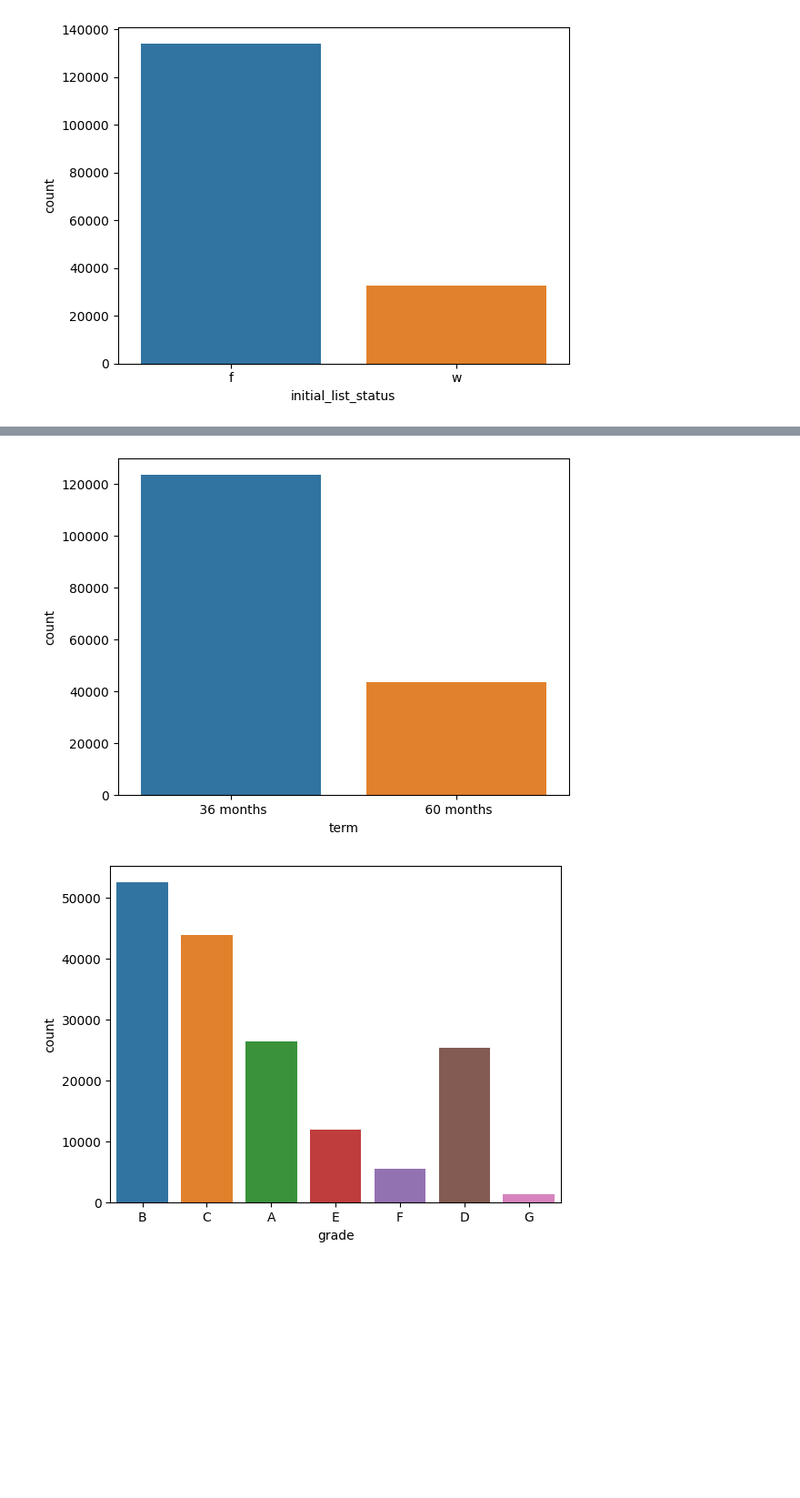
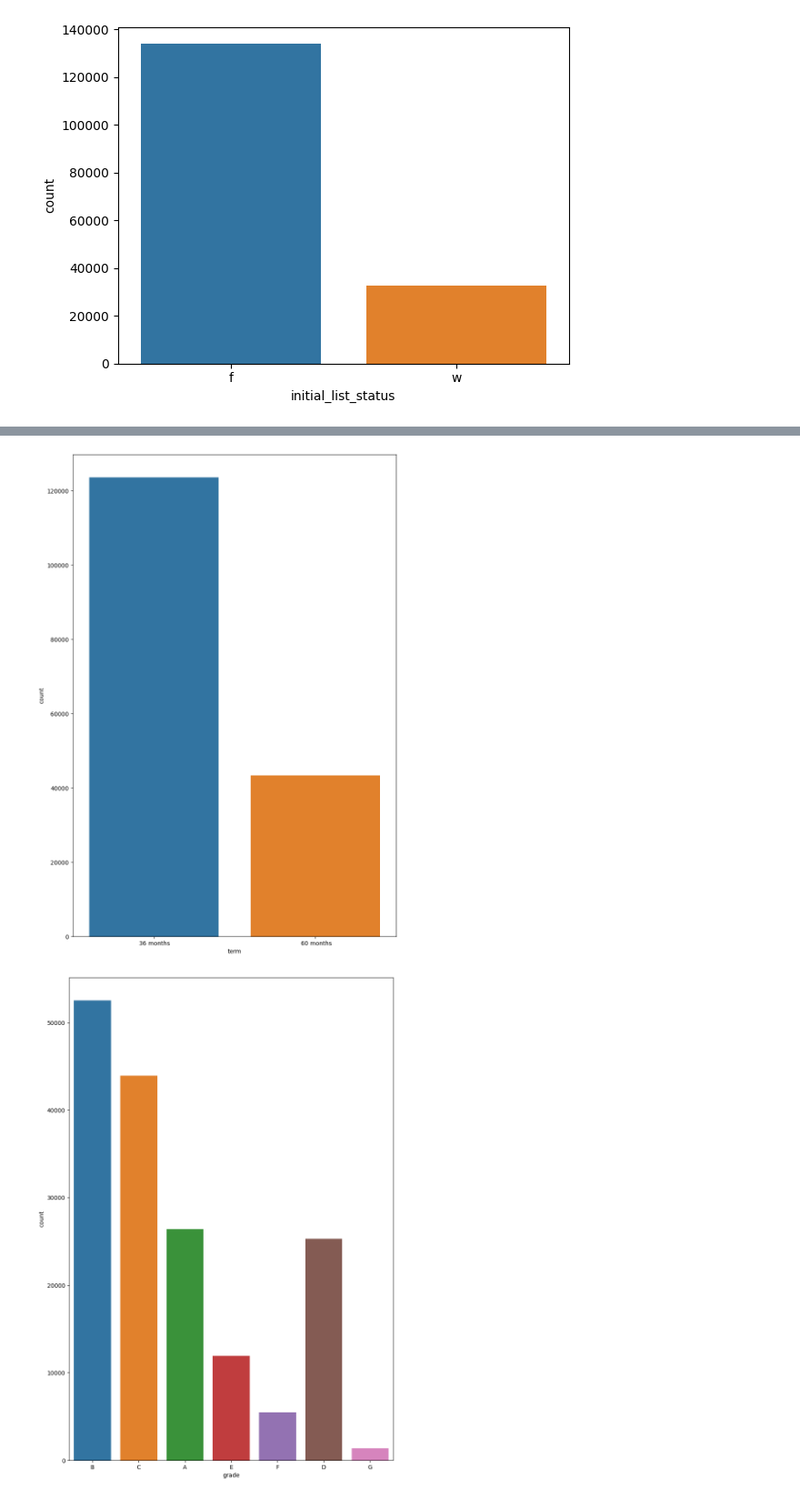
Before and after one commit to sumitme752/sk-credit-risk, a Jupyter notebook: notebook/EDA.ipynb, the cells around one changed output, grey strips where cells are left out. Shown at 91% size. Drawn from its saved outputs; the diff is of its cells as text; code cells hidden in the pictures; blank space fills up the shorter version.

```diff
--- a/notebook/EDA.ipynb
+++ b/notebook/EDA.ipynb
@@ -252,9 +249,10 @@ sns.countplot(x=cat1["application_type"])
 # %%
 x=1
 for i in cat1:
+    plt.figure(figsize=[10,15])
     sns.countplot(data=cat1, x=i)
     print('\n')
     plt.show()
 # %% [output]
-[figure, old version]
+[figure, new version]
-[figure, old version]
+[figure, new version]
```
Also changed, not shown: parts of 13 cells of this notebook.
